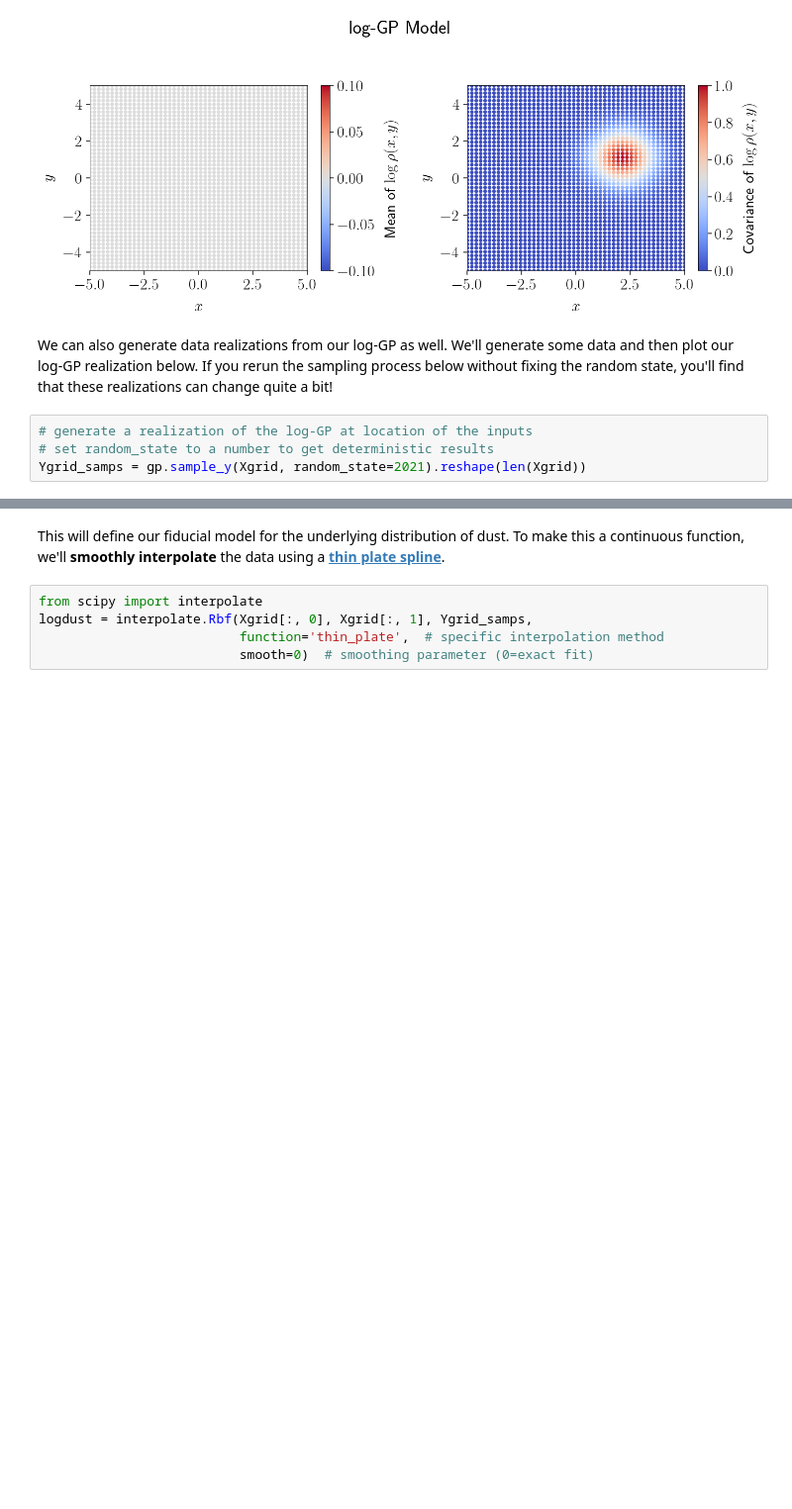
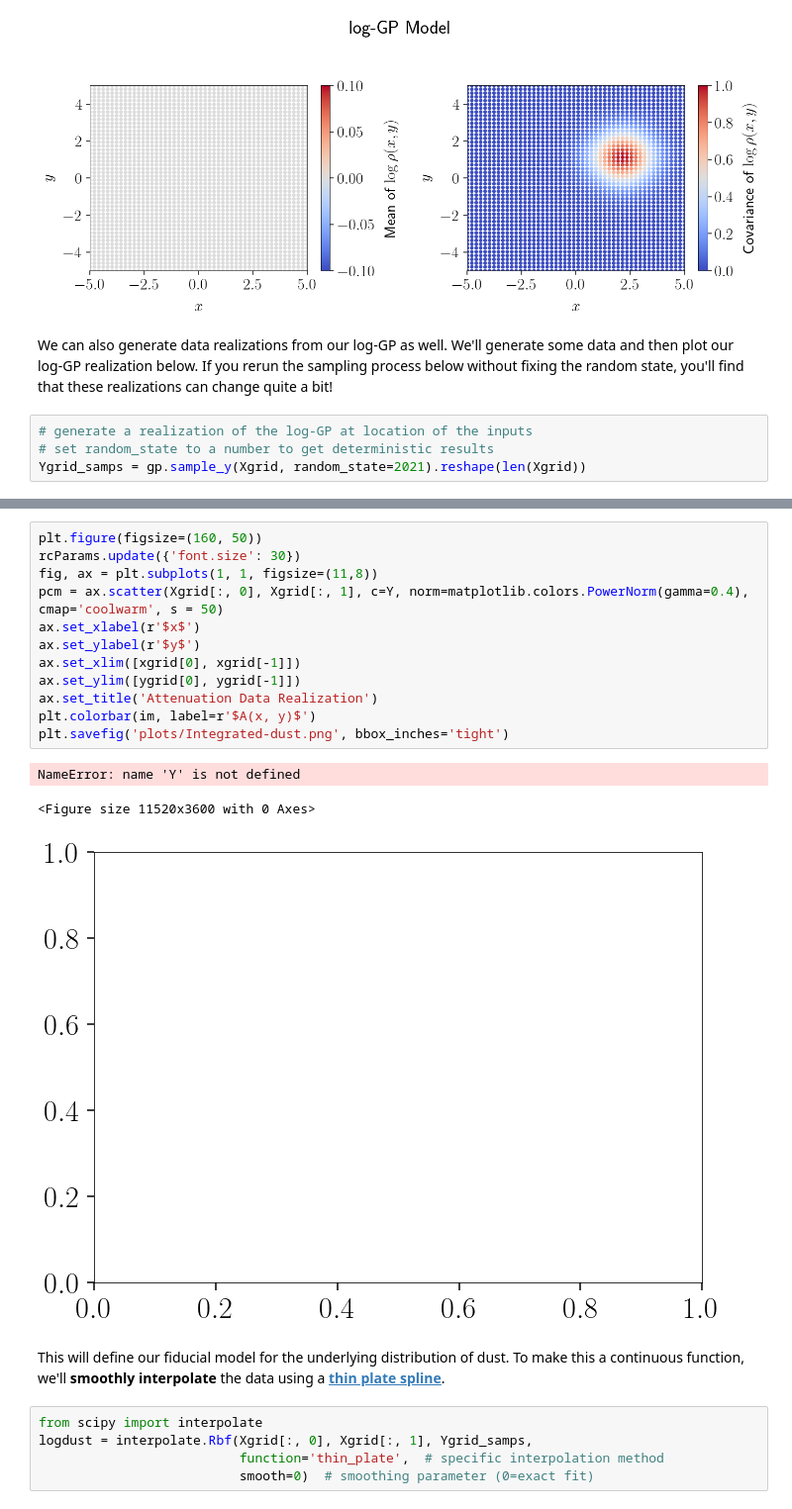
Before and after one commit to avaove/dust-map, a Jupyter notebook: dust_sim.ipynb, the cells around one changed output, grey strips where cells are left out. Shown at 99% size. Saved outputs shown, nothing was run; the diff lists cells and outputs as text; blank space fills up the shorter version.

```diff
--- a/dust_sim.ipynb
+++ b/dust_sim.ipynb
@@ -180,3 +185,19 @@ plt.savefig('plots/data_realization.png', bbox_inches='tight')
+# %%
+plt.figure(figsize=(160, 50))
+rcParams.update({'font.size': 30})
+fig, ax = plt.subplots(1, 1, figsize=(11,8))
+pcm = ax.scatter(Xgrid[:, 0], Xgrid[:, 1], c=Y, norm=matplotlib.colors.PowerNorm(gamma=0.4), cmap='coolwarm', s = 50)
+ax.set_xlabel(r'$x$')
+ax.set_ylabel(r'$y$')
+ax.set_xlim([xgrid[0], xgrid[-1]])
+ax.set_ylim([ygrid[0], ygrid[-1]])
+ax.set_title('Attenuation Data Realization')
+plt.colorbar(im, label=r'$A(x, y)$')
+plt.savefig('plots/Integrated-dust.png', bbox_inches='tight')
+# %% [output]
+NameError: name 'Y' is not defined
+<Figure size 11520x3600 with 0 Axes>
+[figure, added]
 # %% [markdown]
 This will define our fiducial model for the underlying distribution of dust. To make this a continuous function, we'll **smoothly interpolate** the data using a [**thin plate spline**](https://en.wikipedia.org/wiki/Thin_plate_spline).
 # %%
```
Also changed, not shown: parts of 8 cells of this notebook, 15 other files.
